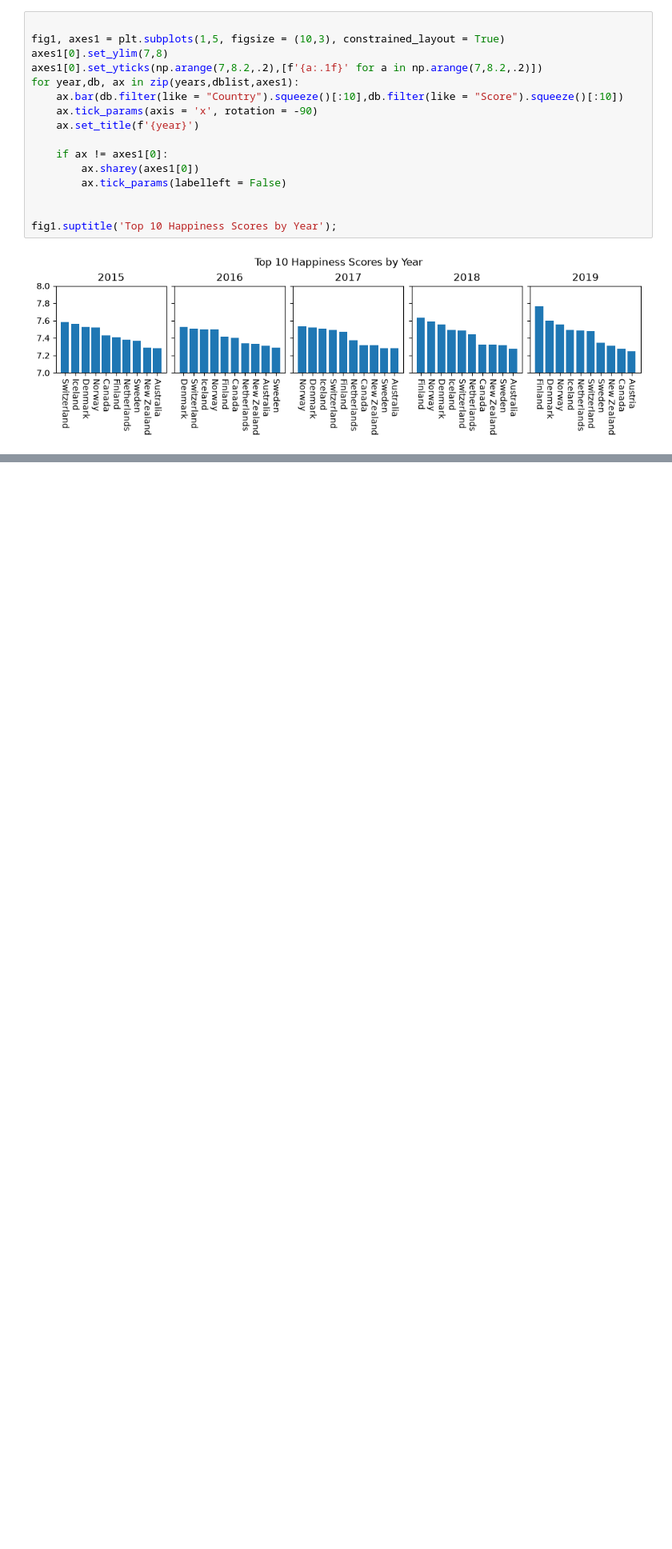
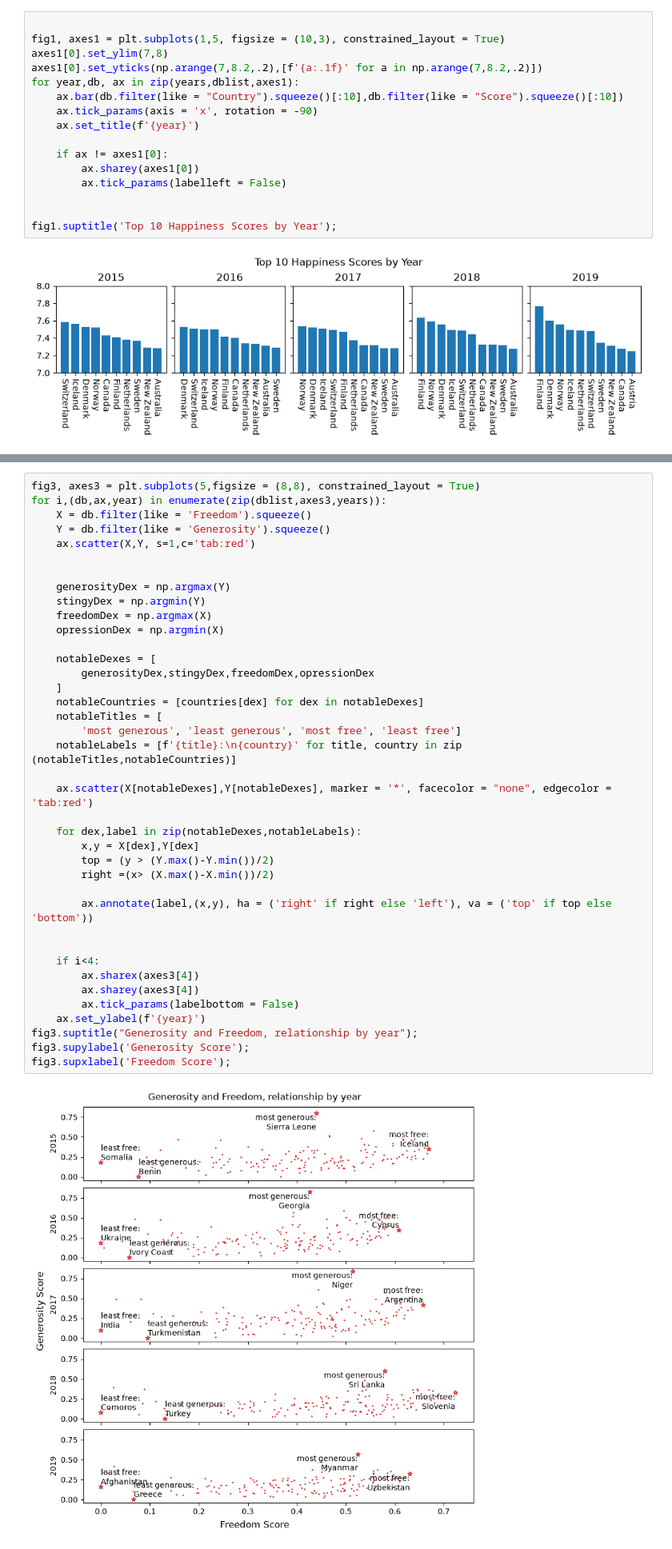
Before and after one commit to louscher-hunter/happiness-report, a Jupyter notebook: data_analysis.ipynb, the cells around one changed output, grey strips where cells are left out. Shown at 80% size. Saved outputs shown, nothing was run; the diff lists cells and outputs as text; blank space fills up the shorter version.

```diff
--- a/data_analysis.ipynb
+++ b/data_analysis.ipynb
@@ -100,0 +91,41 @@ np.float64(1.141)
+# %%
+fig3, axes3 = plt.subplots(5,figsize = (8,8), constrained_layout = True)
+for i,(db,ax,year) in enumerate(zip(dblist,axes3,years)):
+    X = db.filter(like = 'Freedom').squeeze()
+    Y = db.filter(like = 'Generosity').squeeze()
+    ax.scatter(X,Y, s=1,c='tab:red')
+
+
+    generosityDex = np.argmax(Y)
+    stingyDex = np.argmin(Y)
+    freedomDex = np.argmax(X)
+    opressionDex = np.argmin(X)
+
+    notableDexes = [
+        generosityDex,stingyDex,freedomDex,opressionDex
+    ]
+    notableCountries = [countries[dex] for dex in notableDexes]
+    notableTitles = [
+        'most generous', 'least generous', 'most free', 'least free']
+    notableLabels = [f'{title}:\n{country}' for title, country in zip (notableTitles,notableCountries)]
+
+    ax.scatter(X[notableDexes],Y[notableDexes], marker = '*', facecolor = "none", edgecolor = 'tab:red')
+
+    for dex,label in zip(notableDexes,notableLabels):
+        x,y = X[dex],Y[dex]
+        top = (y > (Y.max()-Y.min())/2)
+        right =(x> (X.max()-X.min())/2)
+
+        ax.annotate(label,(x,y), ha = ('right' if right else 'left'), va = ('top' if top else 'bottom'))
+
+
+    if i<4:
+        ax.sharex(axes3[4])
+        ax.sharey(axes3[4])
+        ax.tick_params(labelbottom = False)
+    ax.set_ylabel(f'{year}')
+fig3.suptitle("Generosity and Freedom, relationship by year");
+fig3.supylabel('Generosity Score');
+fig3.supxlabel('Freedom Score');
+# %% [output]
+[figure, added]
```
Also changed, not shown: parts of 18 cells of this notebook.
